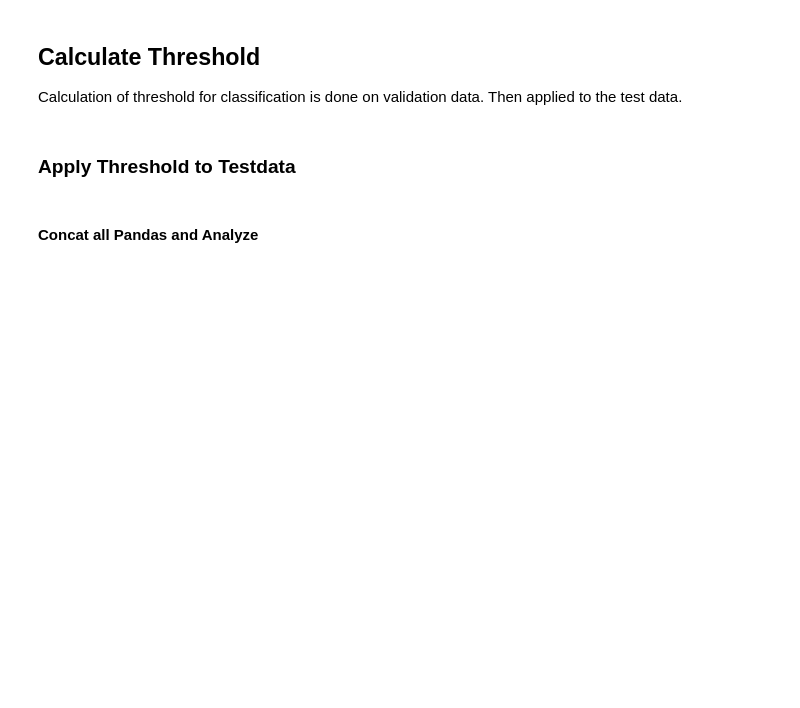
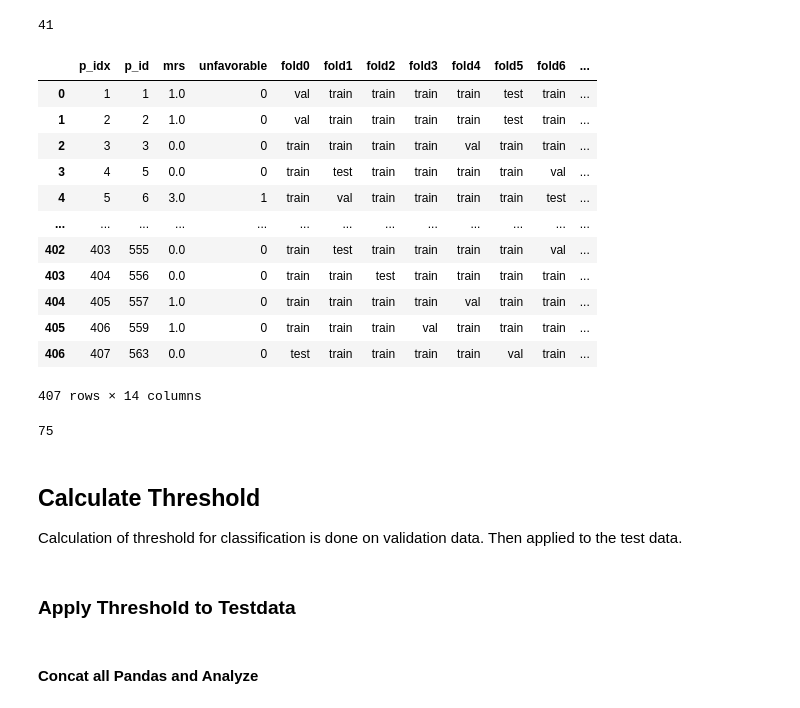
Before and after one commit to Mauwrice/explainable_AI, a Jupyter notebook: result_assembly_fin.ipynb, the cells around one changed output. Saved outputs shown, nothing was run; the diff lists cells and outputs as text; code cells hidden in the pictures; blank space fills up the shorter version.

```diff
--- a/result_assembly_fin.ipynb
+++ b/result_assembly_fin.ipynb
@@ -52,3 +53,23 @@ save_csv = False
     version = version,
     model_version = model_version,
     compatibility_mode=comp_mode)
+# %%
+np.sum(id_tab["fold0"] == "test")
+# %% [output]
+41
+# %%
+id_tab
+# %% [output]
+|  | p_idx | p_id | mrs | unfavorable | fold0 | fold1 | fold2 | fold3 | fold4 | fold5 | fold6 | ... |
+| 0 | 1 | 1 | 1.0 | 0 | val | train | train | train | train | test | train | ... |
+| 1 | 2 | 2 | 1.0 | 0 | val | train | train | train | train | test | train | ... |
+| 2 | 3 | 3 | 0.0 | 0 | train | train | train | train | val | train | train | ... |
+| 3 | 4 | 5 | 0.0 | 0 | train | test | train | train | train | train | val | ... |
+| 4 | 5 | 6 | 3.0 | 1 | train | val | train | train | train | train | test | ... |
+| ... | ... | ... | ... | ... | ... | ... | ... | ... | ... | ... | ... | ... |
+| 402 | 403 | 555 | 0.0 | 0 | train | test | train | train | train | train | val | ... |
+| 403 | 404 | 556 | 0.0 | 0 | train | train | test | train | train | train | train | ... |
+| 404 | 405 | 557 | 1.0 | 0 | train | train | train | train | val | train | train | ... |
+| 405 | 406 | 559 | 1.0 | 0 | train | train | train | val | train | train | train | ... |
+| 406 | 407 | 563 | 0.0 | 0 | test | train | train | train | train | val | train | ... |
+407 rows × 14 columns
@@ -55,3 +78,7 @@ save_csv = False
+# %%
+np.sum(filtered_data["unfavorable"])
+# %% [output]
+75
 # %%
 # define model
 (input_dim_img, output_dim, LOSS, layer_connection, last_activation) = md.model_setup(version)
```
Also changed, not shown: parts of 2 cells of this notebook, 1 other file.
